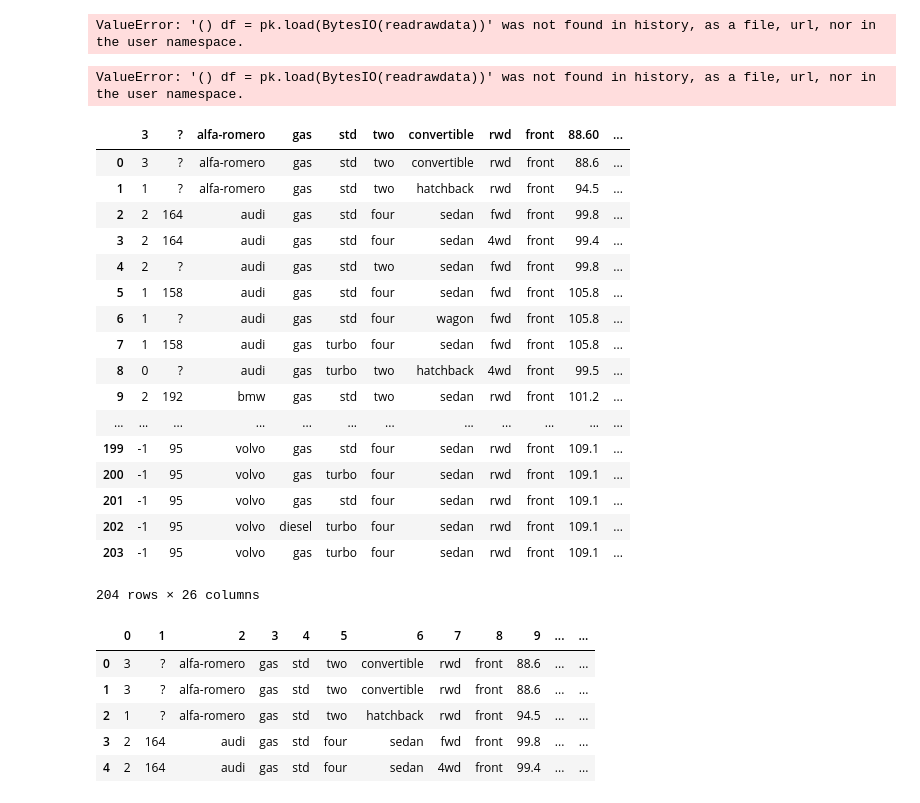
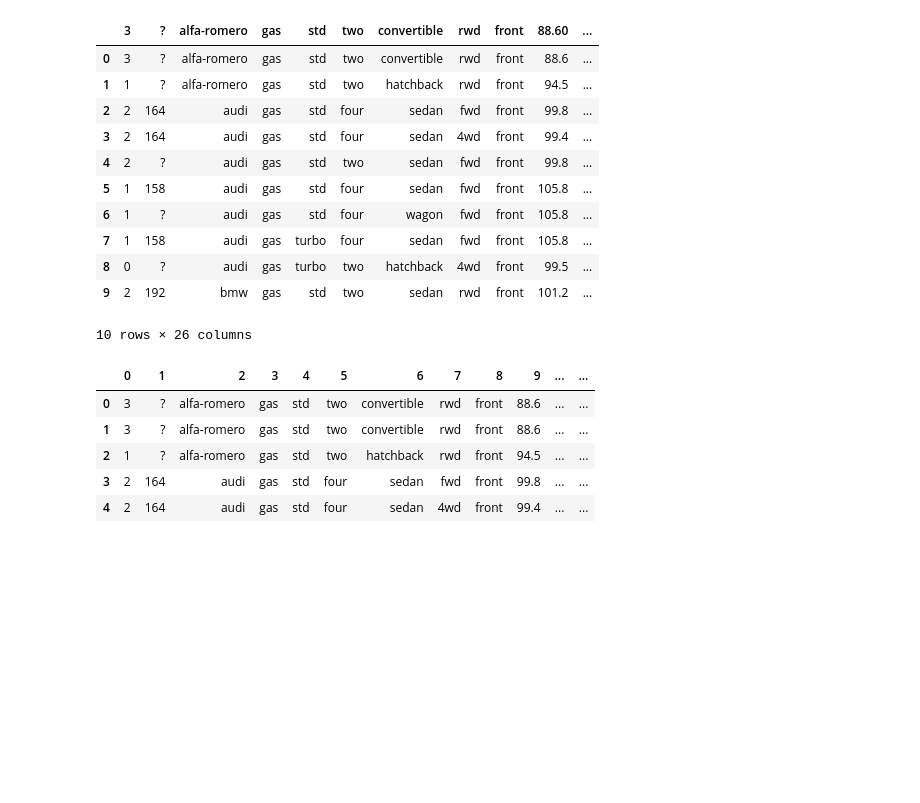
Before and after one commit to pctmoraes/data-science-for-autos, a Jupyter notebook: Data Visualization Practice.ipynb, the cells around one changed output. Drawn from its saved outputs; the diff is of its cells as text; code cells hidden in the pictures; blank space fills up the shorter version.

```diff
--- a/Data Visualization Practice.ipynb
+++ b/Data Visualization Practice.ipynb
@@ -55,36 +5,22 @@ import pickle as pk
-# %%
-load() df = pk.load(BytesIO(readrawdata))
-# %% [output]
-ValueError: '() df = pk.load(BytesIO(readrawdata))' was not found in history, as a file, url, nor in the user namespace.
-# %%
-load() df = pk.load(BytesIO(readrawdata))
-# %% [output]
-ValueError: '() df = pk.load(BytesIO(readrawdata))' was not found in history, as a file, url, nor in the user namespace.
 # %%
 url = 'https://archive.ics.uci.edu/ml/machine-learning-databases/autos/imports-85.data'
 # %%
 df = pd.read_csv(url)
 # %%
-df
+df.head(10)
 # %% [output]
 |  | 3 | ? | alfa-romero | gas | std | two | convertible | rwd | front | 88.60 | ... |
 | 0 | 3 | ? | alfa-romero | gas | std | two | convertible | rwd | front | 88.6 | ... |
 | 1 | 1 | ? | alfa-romero | gas | std | two | hatchback | rwd | front | 94.5 | ... |
 | 2 | 2 | 164 | audi | gas | std | four | sedan | fwd | front | 99.8 | ... |
 | 3 | 2 | 164 | audi | gas | std | four | sedan | 4wd | front | 99.4 | ... |
 | 4 | 2 | ? | audi | gas | std | two | sedan | fwd | front | 99.8 | ... |
 | 5 | 1 | 158 | audi | gas | std | four | sedan | fwd | front | 105.8 | ... |
 | 6 | 1 | ? | audi | gas | std | four | wagon | fwd | front | 105.8 | ... |
 | 7 | 1 | 158 | audi | gas | turbo | four | sedan | fwd | front | 105.8 | ... |
 | 8 | 0 | ? | audi | gas | turbo | two | hatchback | 4wd | front | 99.5 | ... |
 | 9 | 2 | 192 | bmw | gas | std | two | sedan | rwd | front | 101.2 | ... |
-| ... | ... | ... | ... | ... | ... | ... | ... | ... | ... | ... | ... |
-| 199 | -1 | 95 | volvo | gas | std | four | sedan | rwd | front | 109.1 | ... |
-| 200 | -1 | 95 | volvo | gas | turbo | four | sedan | rwd | front | 109.1 | ... |
-| 201 | -1 | 95 | volvo | gas | std | four | sedan | rwd | front | 109.1 | ... |
-| 202 | -1 | 95 | volvo | diesel | turbo | four | sedan | rwd | front | 109.1 | ... |
-| 203 | -1 | 95 | volvo | gas | turbo | four | sedan | rwd | front | 109.1 | ... |
-204 rows × 26 columns
+10 rows × 26 columns
 # %%
 df1 = pd.read_csv(url, header=None)
 # %%
```
Also changed, not shown: parts of 96 cells of this notebook.
